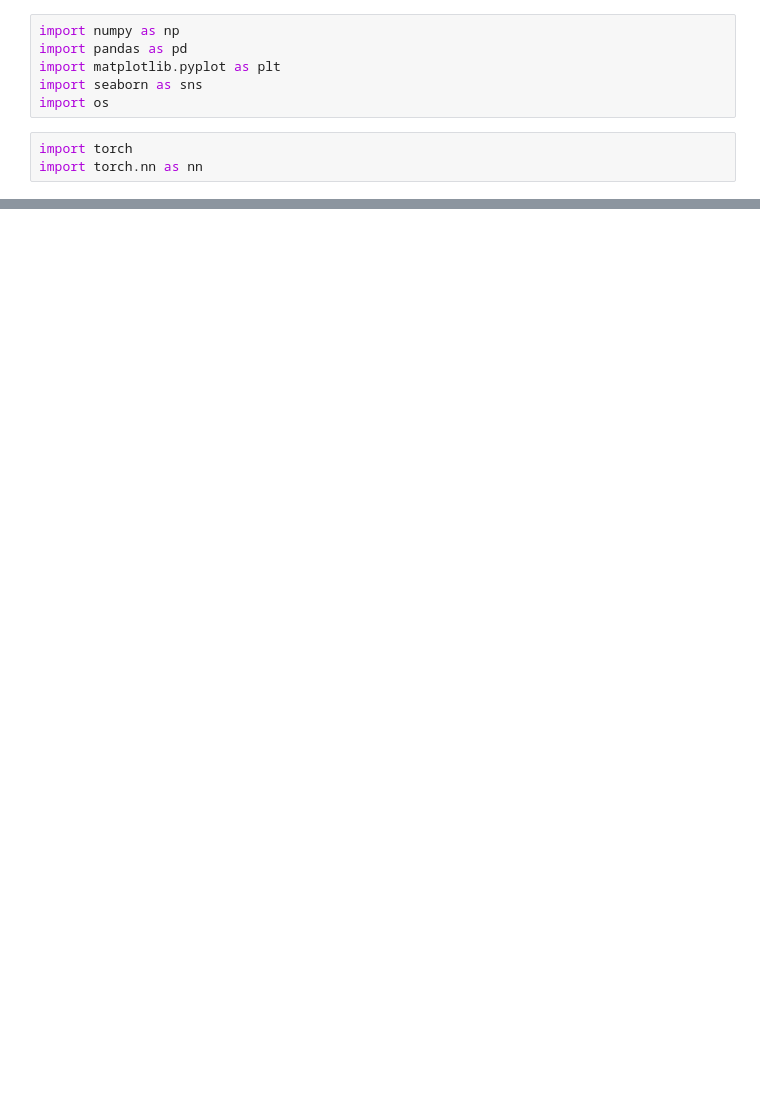
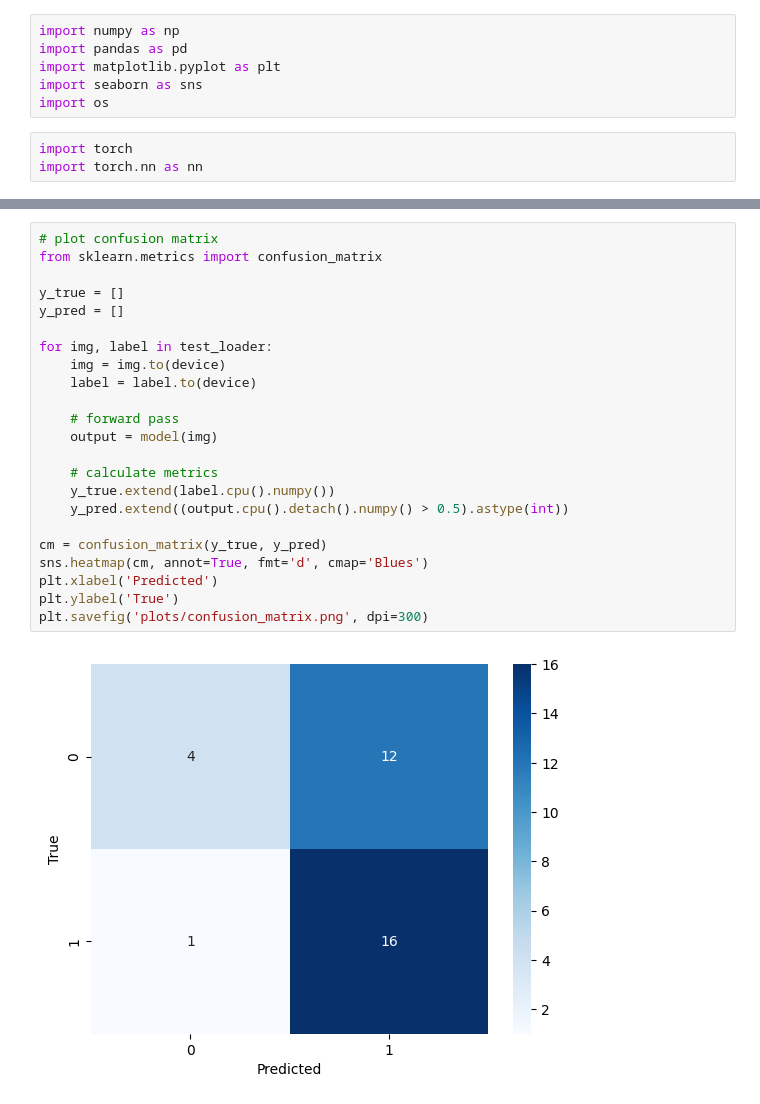
Before and after one commit to yuehtingchen/cv-final-project, a Jupyter notebook: project.ipynb, the cells around one changed output, grey strips where cells are left out. Drawn from its saved outputs; the diff is of its cells as text; blank space fills up the shorter version.

```diff
--- a/project.ipynb
+++ b/project.ipynb
@@ -39,0 +291,25 @@ data_dir = 'data'
+# %%
+# plot confusion matrix
+from sklearn.metrics import confusion_matrix
+
+y_true = []
+y_pred = []
+
+for img, label in test_loader:
+	img = img.to(device)
+	label = label.to(device)
+
+	# forward pass
+	output = model(img)
+
+	# calculate metrics
+	y_true.extend(label.cpu().numpy())
+	y_pred.extend((output.cpu().detach().numpy() > 0.5).astype(int))
+
+cm = confusion_matrix(y_true, y_pred)
+sns.heatmap(cm, annot=True, fmt='d', cmap='Blues')
+plt.xlabel('Predicted')
+plt.ylabel('True')
+plt.savefig('plots/confusion_matrix.png', dpi=300)
+# %% [output]
+[figure, added]
```
Also changed, not shown: parts of 14 cells of this notebook.
